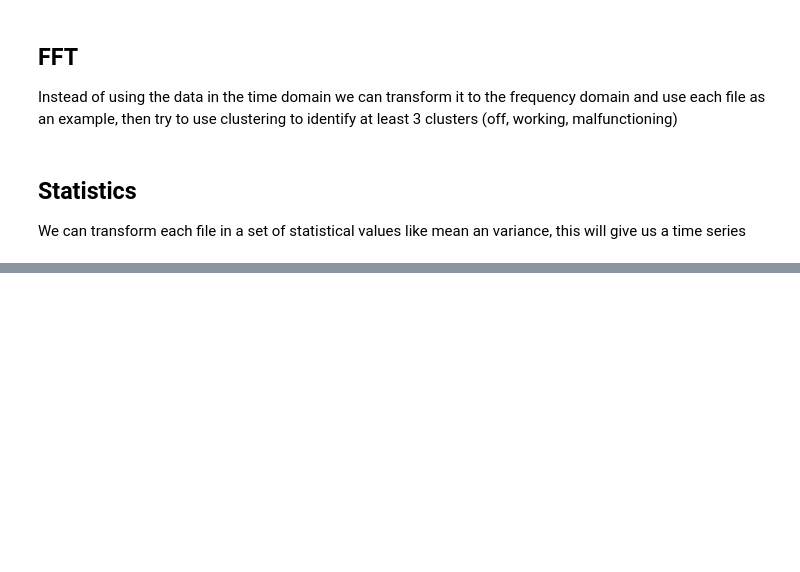
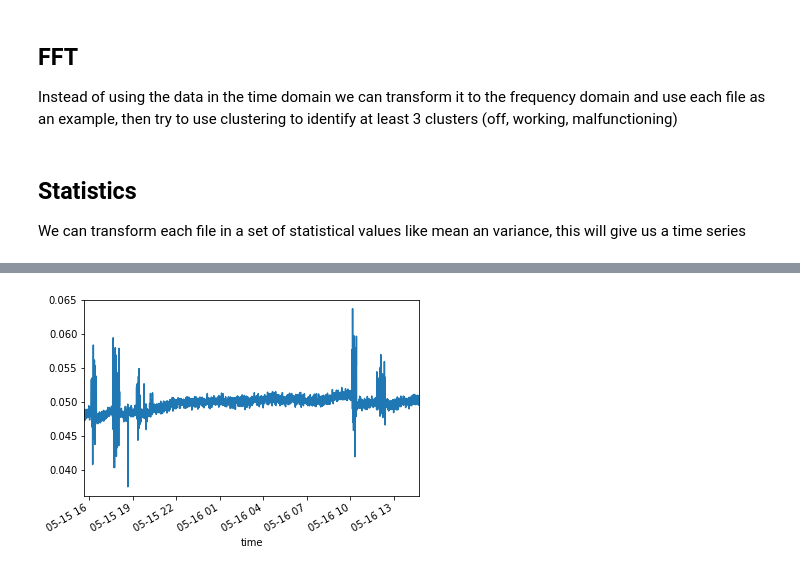
Before and after one commit to cvalenzu/anomaly_detection, a Jupyter notebook: Preprocess Data.ipynb, the cells around one changed output, grey strips where cells are left out. Drawn from its saved outputs; the diff is of its cells as text; code cells hidden in the pictures; blank space fills up the shorter version.

```diff
--- a/Preprocess Data.ipynb
+++ b/Preprocess Data.ipynb
@@ -61,0 +93,6 @@ df_results.to_csv("data/vibration_statistics.csv")
+# %%
+df_filtered = df_results[df_results.index >= pd.to_datetime('2017-05-15 15:40')]
+df_filtered["X-mean"].plot()
+plt.show()
+# %% [output]
+[figure, added]
```
Also changed, not shown: parts of 6 cells of this notebook, 2 other files.
